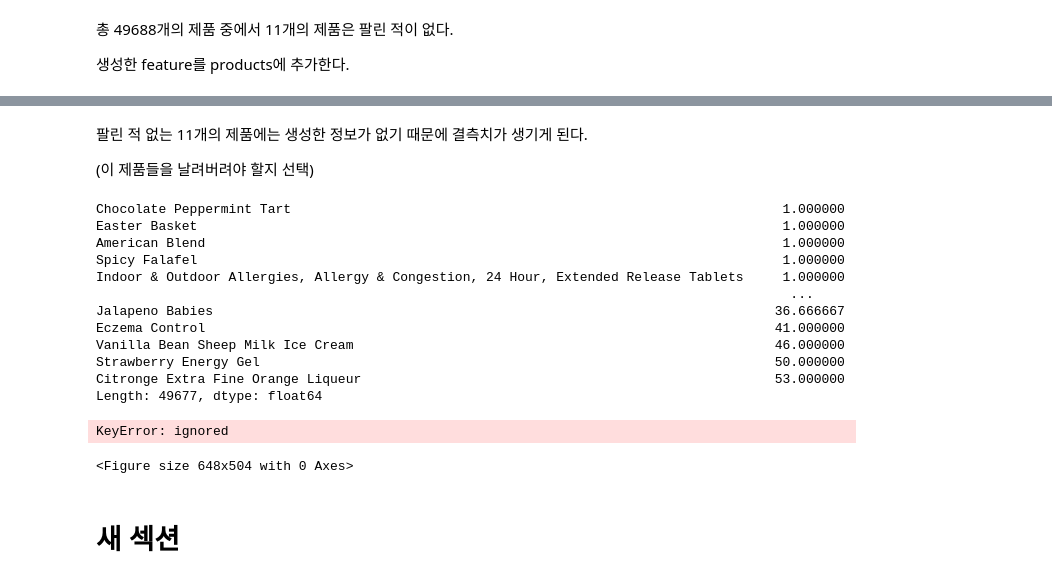
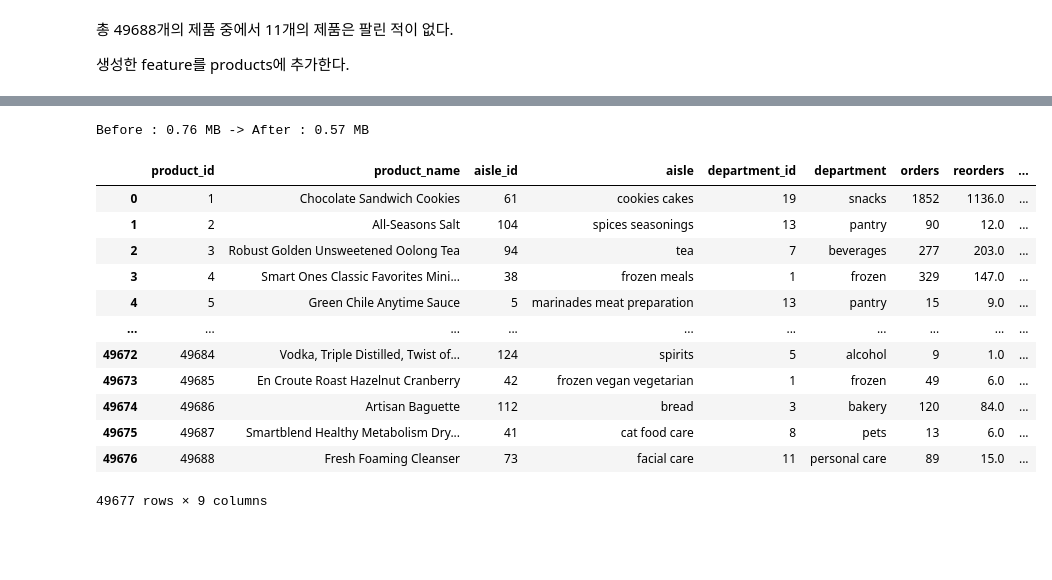
Before and after one commit to helperjby/Wishlist_project, a Jupyter notebook: EDA/산들_EDA.ipynb, the cells around one changed output, grey strips where cells are left out. Drawn from its saved outputs; the diff is of its cells as text; code cells hidden in the pictures; blank space fills up the shorter version.

```diff
--- a/EDA/산들_EDA.ipynb
+++ b/EDA/산들_EDA.ipynb
@@ -431,31 +545,20 @@ products_ad[products_ad['orders'].isnull()]
-# %% [markdown]
-팔린 적 없는 11개의 제품에는 생성한 정보가 없기 때문에 결측치가 생기게 된다.
-
-(이 제품들을 날려버려야 할지 선택)
-# %%
-data = priors_prod.groupby('product_name')['add_to_cart_order'].sum() / priors_prod.product_name.value_counts()
-data.sort_values()
-# %% [output]
-Chocolate Peppermint Tart                                                               1.000000
-Easter Basket                                                                           1.000000
-American Blend                                                                          1.000000
-Spicy Falafel                                                                           1.000000
-Indoor & Outdoor Allergies, Allergy & Congestion, 24 Hour, Extended Release Tablets     1.000000
-                                                                                         ...
-Jalapeno Babies                                                                        36.666667
-Eczema Control                                                                         41.000000
-Vanilla Bean Sheep Milk Ice Cream                                                      46.000000
-Strawberry Energy Gel                                                                  50.000000
-Citronge Extra Fine Orange Liqueur                                                     53.000000
-Length: 49677, dtype: float64
-# %%
-plt.figure(figsize=(9,7))
-sns.countplot(x= , data=data)
-# plt.xticks(rotation='vertical')
-# plt.title("Frequency distribution by days since prior order", fontsize=15)
-plt.show()
-# %% [output]
-KeyError: ignored
-<Figure size 648x504 with 0 Axes>
-# %% [markdown]
-# 새 섹션
+# %%
+products = pd.merge(products, prods)
+# Default는 inner병합이어서 팔린 적 없는 11개의 제품은 제외된다. 만약 결측치로 두고 싶다면 how='outer'로 설정하면 행은 그대로 남고 결측치로 채워진다.
+del prods
+int_memory_reduce(products)
+# %% [output]
+Before : 0.76 MB -> After : 0.57 MB
+|  | product_id | product_name | aisle_id | aisle | department_id | department | orders | reorders | ... |
+| 0 | 1 | Chocolate Sandwich Cookies | 61 | cookies cakes | 19 | snacks | 1852 | 1136.0 | ... |
+| 1 | 2 | All-Seasons Salt | 104 | spices seasonings | 13 | pantry | 90 | 12.0 | ... |
+| 2 | 3 | Robust Golden Unsweetened Oolong Tea | 94 | tea | 7 | beverages | 277 | 203.0 | ... |
+| 3 | 4 | Smart Ones Classic Favorites Mini... | 38 | frozen meals | 1 | frozen | 329 | 147.0 | ... |
+| 4 | 5 | Green Chile Anytime Sauce | 5 | marinades meat preparation | 13 | pantry | 15 | 9.0 | ... |
+| ... | ... | ... | ... | ... | ... | ... | ... | ... | ... |
+| 49672 | 49684 | Vodka, Triple Distilled, Twist of... | 124 | spirits | 5 | alcohol | 9 | 1.0 | ... |
+| 49673 | 49685 | En Croute Roast Hazelnut Cranberry | 42 | frozen vegan vegetarian | 1 | frozen | 49 | 6.0 | ... |
+| 49674 | 49686 | Artisan Baguette | 112 | bread | 3 | bakery | 120 | 84.0 | ... |
+| 49675 | 49687 | Smartblend Healthy Metabolism Dry... | 41 | cat food care | 8 | pets | 13 | 6.0 | ... |
+| 49676 | 49688 | Fresh Foaming Cleanser | 73 | facial care | 11 | personal care | 89 | 15.0 | ... |
+49677 rows × 9 columns
```
Also changed, not shown: parts of 39 cells of this notebook.
